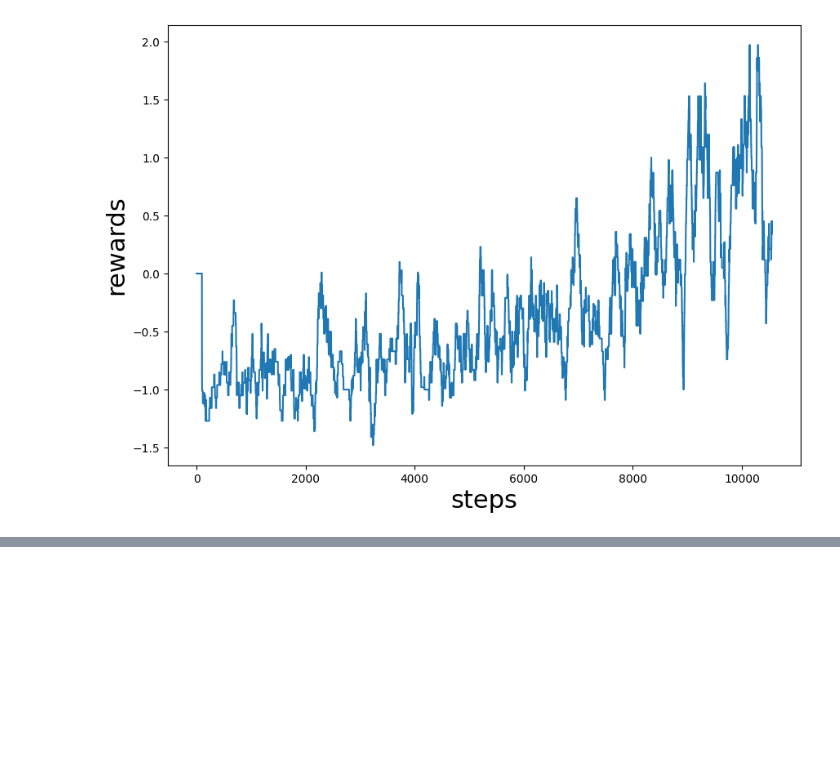
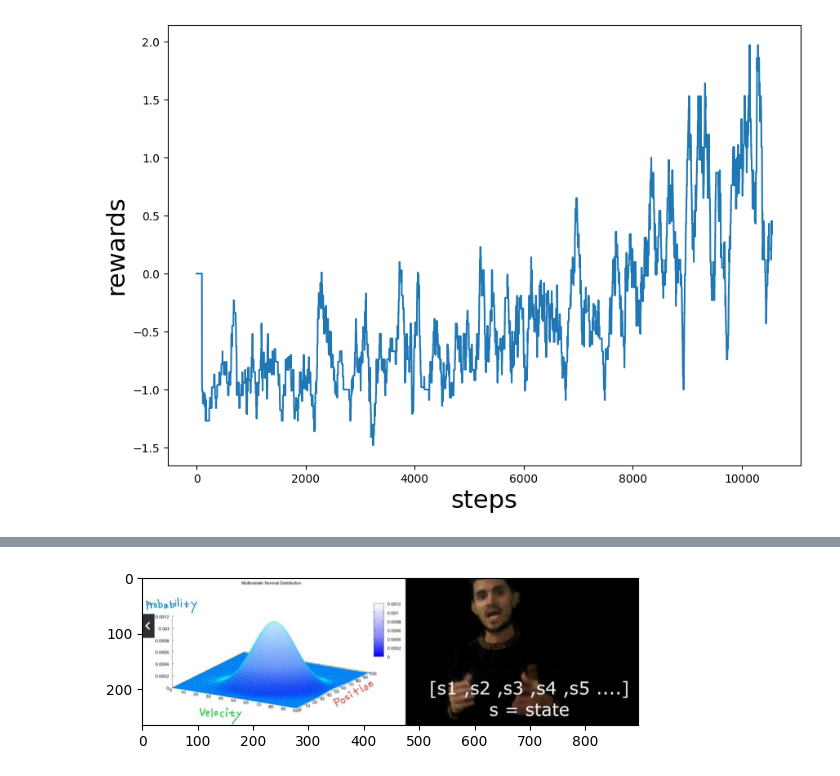
Before and after one commit to lestetedelioncourt/Testrepository, a Jupyter notebook: GridworldDeepQ.ipynb, the cells around one changed output, grey strips where cells are left out. Saved outputs shown, nothing was run; the diff lists cells and outputs as text; code cells hidden in the pictures; blank space fills up the shorter version.

```diff
--- a/GridworldDeepQ.ipynb
+++ b/GridworldDeepQ.ipynb
@@ -527,0 +754,6 @@ for i in range(EPOCHS):
+# %%
+x=plt.imread('multivariategaussiandistribution1.JPG')
+plt.imshow(x)
+plt.show()
+# %% [output]
+[figure, added]
```
Also changed, not shown: parts of 47 cells of this notebook.
